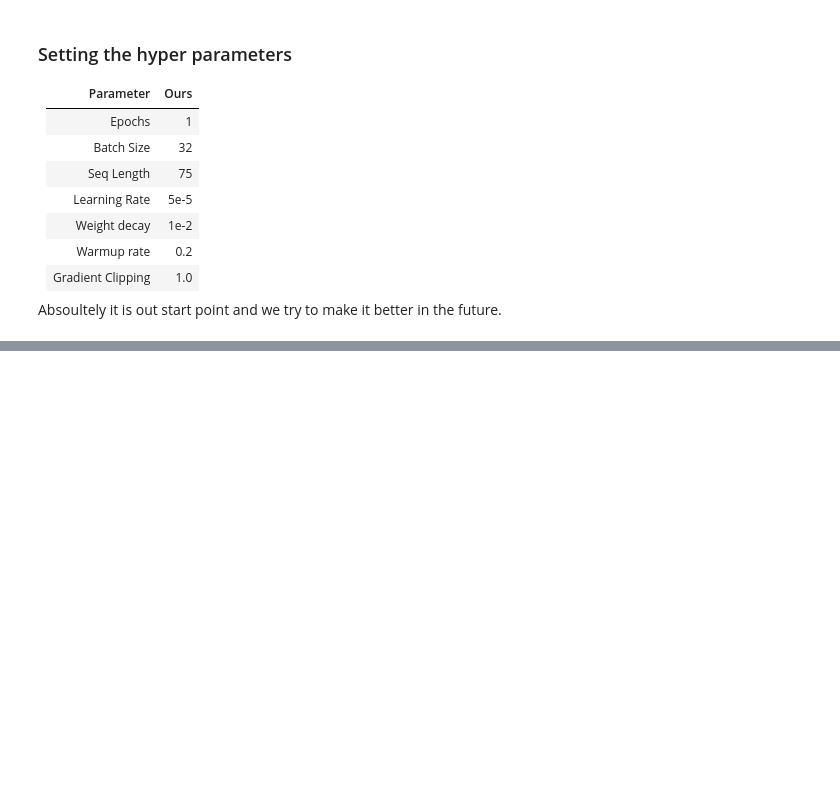
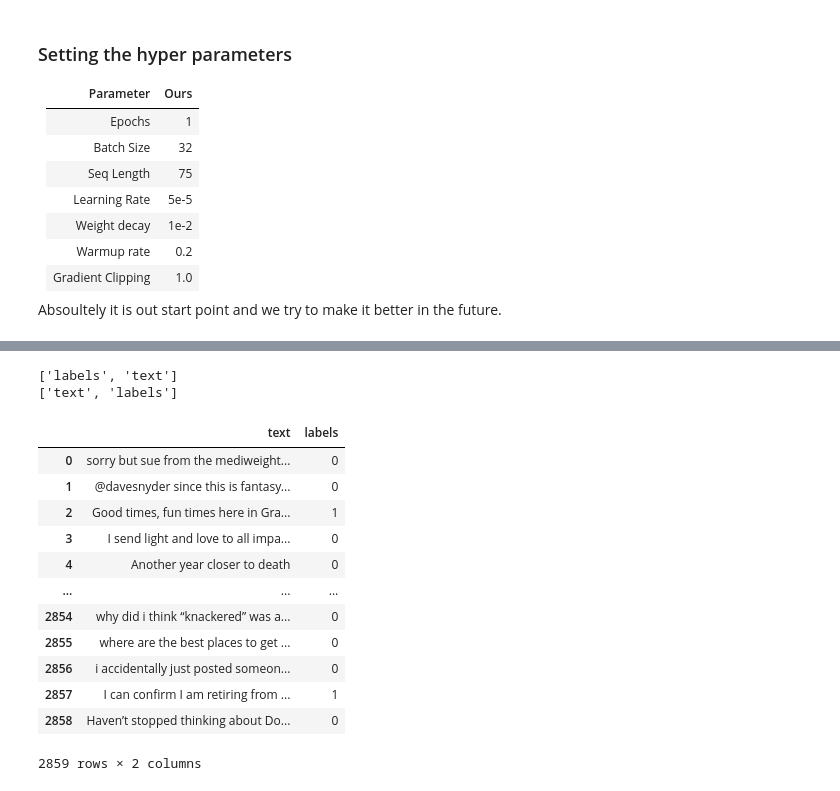
Before and after one commit to AmirAbaskohi/SemEval2022-Task6-Sarcasm-Detection, a Jupyter notebook: SarcasmDetection.ipynb, the cells around one changed output, grey strips where cells are left out. Drawn from its saved outputs; the diff is of its cells as text; code cells hidden in the pictures; blank space fills up the shorter version.

```diff
--- a/SarcasmDetection.ipynb
+++ b/SarcasmDetection.ipynb
@@ -266,0 +301,33 @@ Pretrained model on English language using a masked language modeling (MLM) obje
+# %%
+new_train_df = new_train_df.rename({'tweet_body': 'text'}, axis=1)
+new_test_df = new_test_df.rename({'tweet_body': 'text'}, axis=1)
+# %%
+new_train_df = new_train_df.rename({'sarcasm_label': 'labels'}, axis=1)
+new_test_df = new_test_df.rename({'sarcasm_label': 'labels'}, axis=1)
+# %%
+cols = new_test_df.columns.to_list()
+print(cols)
+cols = cols[::-1]
+print(cols)
+# %% [output]
+['labels', 'text']
+['text', 'labels']
+# %%
+new_train_df = new_train_df[cols]
+new_test_df = new_test_df[cols]
+# %%
+new_train_df
+# %% [output]
+|  | text | labels |
+| 0 | sorry but sue from the mediweight... | 0 |
+| 1 | @davesnyder since this is fantasy... | 0 |
+| 2 | Good times, fun times here in Gra... | 1 |
+| 3 | I send light and love to all impa... | 0 |
+| 4 | Another year closer to death | 0 |
+| ... | ... | ... |
+| 2854 | why did i think “knackered” was a... | 0 |
+| 2855 | where are the best places to get ... | 0 |
+| 2856 | i accidentally just posted someon... | 0 |
+| 2857 | I can confirm I am retiring from ... | 1 |
+| 2858 | Haven’t stopped thinking about Do... | 0 |
+2859 rows × 2 columns
```
Also changed, not shown: parts of 28 cells of this notebook.
